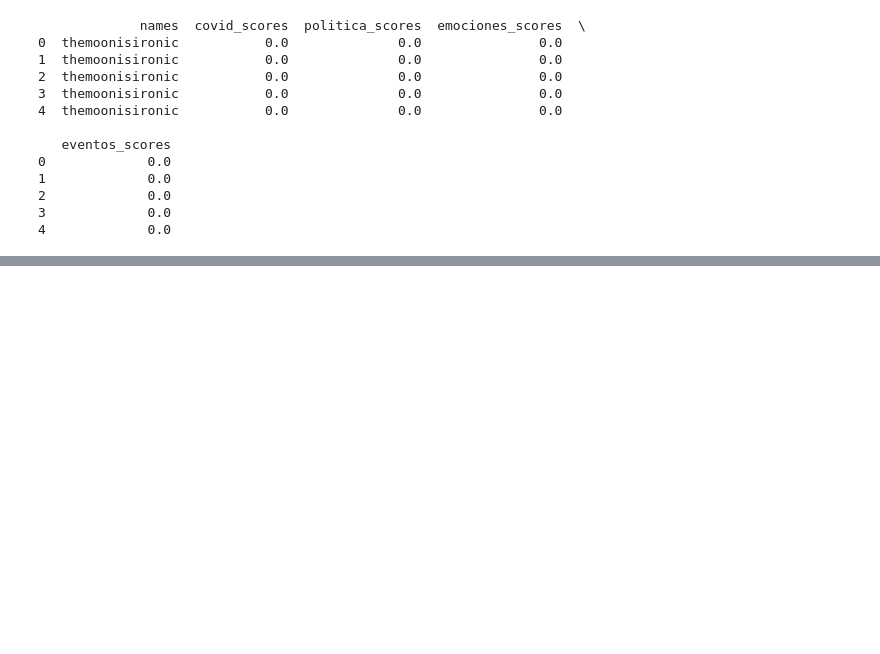
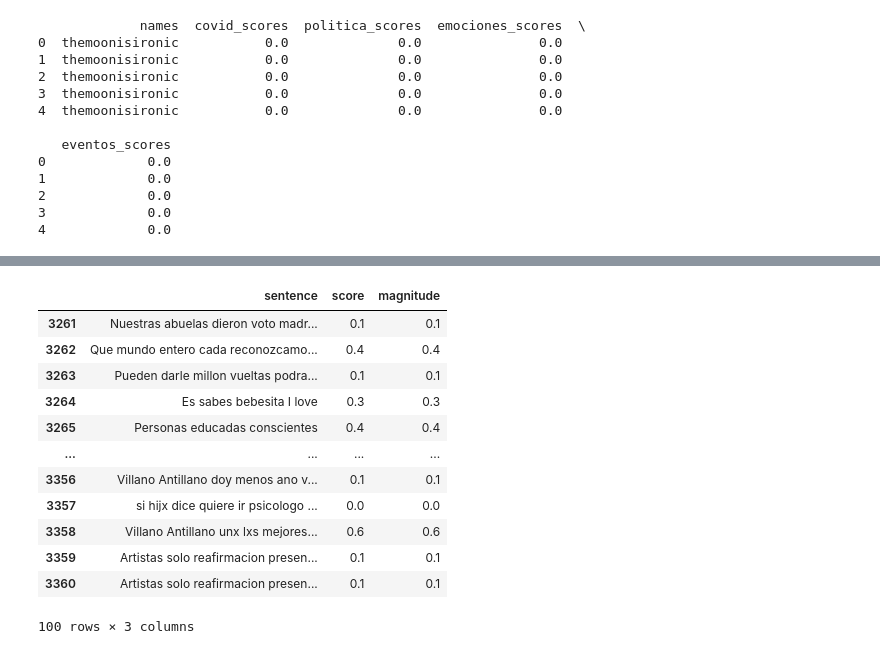
Before and after one commit to adeldelvalle/Social-Network-Analysis, a Jupyter notebook: Preprocessing.ipynb, the cells around one changed output, grey strips where cells are left out. Saved outputs shown, nothing was run; the diff lists cells and outputs as text; code cells hidden in the pictures; blank space fills up the shorter version.

Commit message:
Topic Scores done. Integration with Google NLP API Done. Sentiment Analysis Done.

```diff
--- a/Preprocessing.ipynb
+++ b/Preprocessing.ipynb
@@ -554,22 +584,0 @@ new_groups_df.head()
-# %%
-import google.cloud
-
-from google.cloud import language_v1
-from google.cloud.language_v1 import enums
-from google.cloud.language_v1 import types
-
-
-
-client = language.LanguageServiceClient()
-
-document = types.Document(tweets.data.clean_text,
-           type=enums.Document.Type.PLAIN_TEXT)
-
-annotations = client.analyze_sentiment(document=document,
-                                       encoding_type='UTF32', timeout=600)
-
-sentences = []
-for s in annotations.sentences:
-    sentences.append((s.text.content, s.sentiment.score, s.sentiment.magnitude))
-
-df = pd.DataFrame(sentences, columns=['sentence', 'score', 'magnitude'])
@@ -575,0 +588,16 @@ df = pd.DataFrame(sentences, columns=['sentence', 'score', 'magnitude'])
+# %%
+df.tail(100)
+# %% [output]
+|  | sentence | score | magnitude |
+| 3261 | Nuestras abuelas dieron voto madr... | 0.1 | 0.1 |
+| 3262 | Que mundo entero cada reconozcamo... | 0.4 | 0.4 |
+| 3263 | Pueden darle millon vueltas podra... | 0.1 | 0.1 |
+| 3264 | Es sabes bebesita I love | 0.3 | 0.3 |
+| 3265 | Personas educadas conscientes | 0.4 | 0.4 |
+| ... | ... | ... | ... |
+| 3356 | Villano Antillano doy menos ano v... | 0.1 | 0.1 |
+| 3357 | si hijx dice quiere ir psicologo ... | 0.0 | 0.0 |
+| 3358 | Villano Antillano unx lxs mejores... | 0.6 | 0.6 |
+| 3359 | Artistas solo reafirmacion presen... | 0.1 | 0.1 |
+| 3360 | Artistas solo reafirmacion presen... | 0.1 | 0.1 |
+100 rows × 3 columns
```
Also changed, not shown: parts of 4 cells of this notebook.
